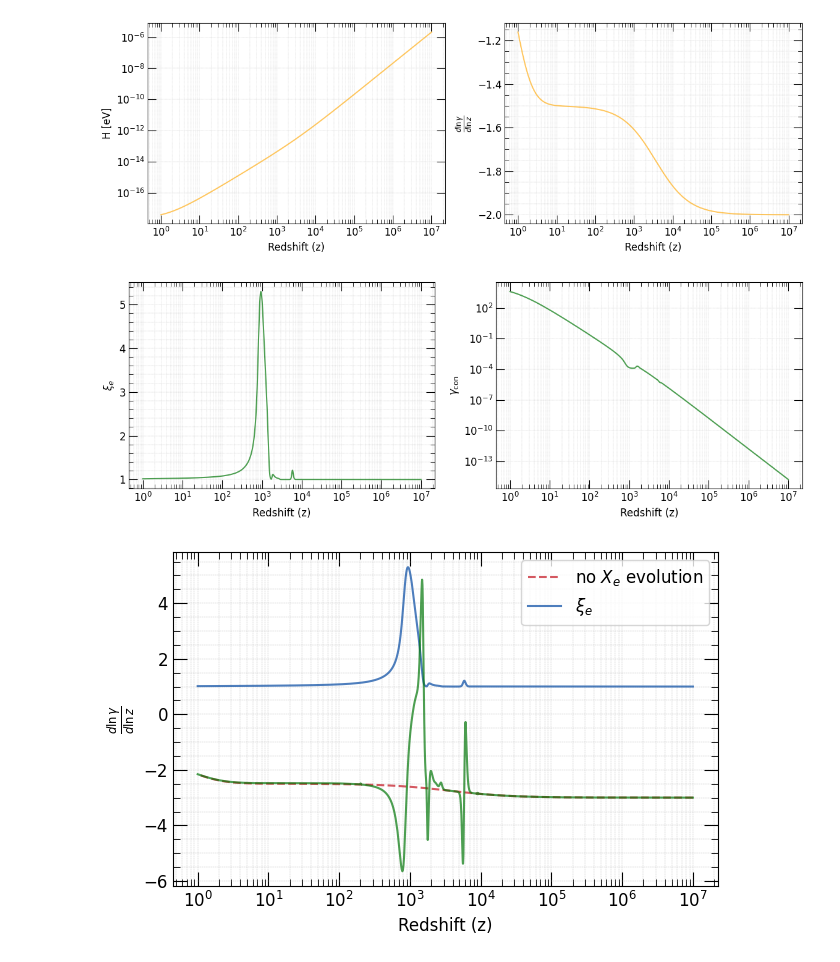
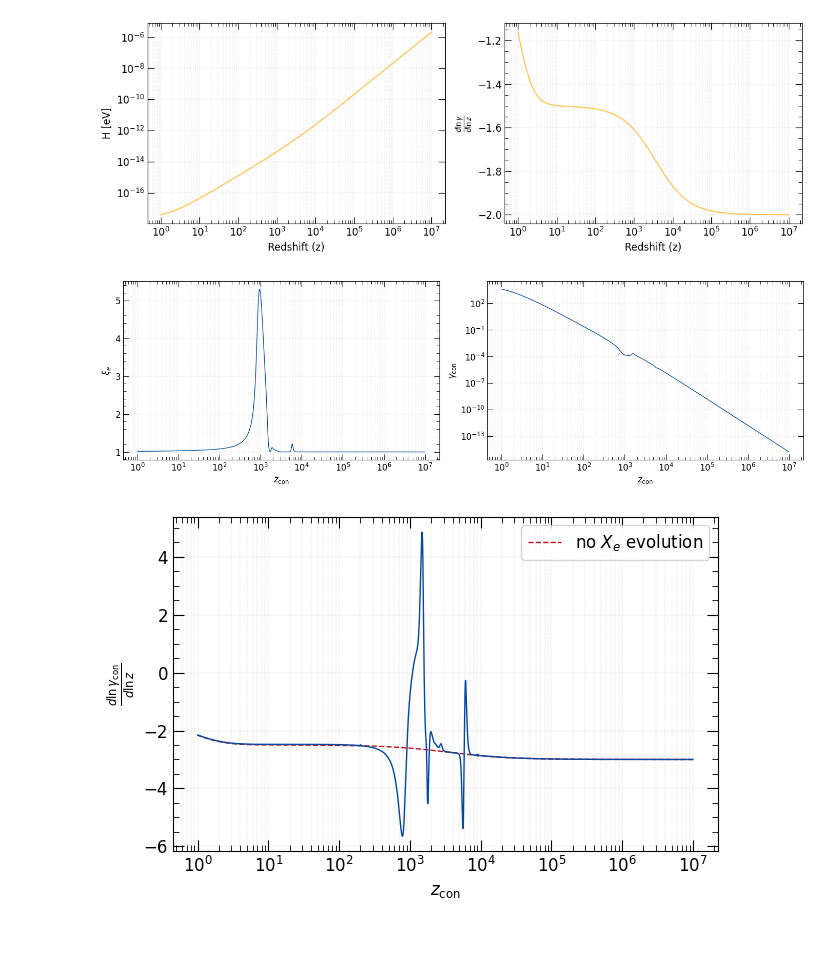
Before and after one commit to Sareva00/Photon_conversion, a Jupyter notebook: gamma_evolution.ipynb, the cells around one changed output. Saved outputs shown, nothing was run; the diff lists cells and outputs as text; code cells hidden in the pictures.

Commit message:
improving plots

```diff
--- a/gamma_evolution.ipynb
+++ b/gamma_evolution.ipynb
@@ -88,32 +90,34 @@ plt.show()
 # %%
 
 fig, ax = plt.subplots(1, 2, figsize=mplt.set_size(mplt.width*2, 1, (1,2)))
-ax[0].plot(z, xi_e, color=colors[3], alpha=0.7, linestyle="-")
-ax[1].plot(z, gamma_con, color=colors[3], alpha=0.7, linestyle="-")
+ax[0].plot(z, xi_e, color=colors[1], linewidth=1, linestyle="-")
+ax[1].plot(z, gamma_con, color=colors[1], linewidth=1, linestyle="-")
 
 mplt.set_ticks(ax[0])
-mplt.set_labels(ax[0], x_label="Redshift (z)", x_log=True, y_label="$\\xi_e$", y_log=False, title=None)
+mplt.set_labels(ax[0], x_label="$z_{\\rm con}$", x_log=True, y_label="$\\xi_e$", y_log=False, title=None)
 
 mplt.set_ticks(ax[1])
-mplt.set_labels(ax[1], x_label="Redshift (z)", x_log=True, y_label="$\\gamma_{\\rm con}$", y_log=True, title=None)
+mplt.set_labels(ax[1], x_label="$z_{\\rm con}$", x_log=True, y_label="$\\gamma_{\\rm con}$", y_log=True, title=None)
 
+plt.savefig('outputs/gamma_evolution.pdf', dpi=300, bbox_inches="tight")
+plt.tight_layout()
 plt.show()
 # %% [output]
-[figure, old version]
+[figure, new version]
 # %%
 
 fig, ax = plt.subplots(1, 1, figsize=mplt.set_size(mplt.width))
 
-ax.plot(z, dlngamma_noXe, color=colors[0], alpha=0.7, linestyle="--", label="no $X_e$ evolution")
-ax.plot(z, xi_e, color=colors[1], alpha=0.7, linestyle="-", label="$\\xi_e$")
-ax.plot(z, dlngamma, color=colors[3], alpha=0.7, linestyle="-")
+ax.plot(z, dlngamma_noXe, color=colors[0], linewidth=1, linestyle="--", label="no $X_e$ evolution")
+#ax.plot(z, xi_e, color=colors[1], alpha=0.7, linestyle="-", label="$\\xi_e$")
+ax.plot(z, dlngamma, color=colors[1], linewidth=1, linestyle="-")
 
 
 mplt.set_ticks(ax)
-mplt.set_labels(ax, x_label="Redshift (z)", x_log=True, y_label="$\\frac{d\\ln \\gamma}{d\\ln z}$", y_log=False, title=None)
+mplt.set_labels(ax, x_label="$z_{\\rm con}$", x_log=True, y_label="$\\frac{d\\ln \\gamma_{\\rm con}}{d\\ln z}$", y_log=False, title=None)
+plt.legend()
+plt.savefig('outputs/dgamma_evolution.pdf', dpi=300, bbox_inches="tight")
 
-
-ax.legend()
 plt.show()
 # %% [output]
-[figure, old version]
+[figure, new version]
```
Also changed, not shown: parts of 2 cells of this notebook, 6 other files.
